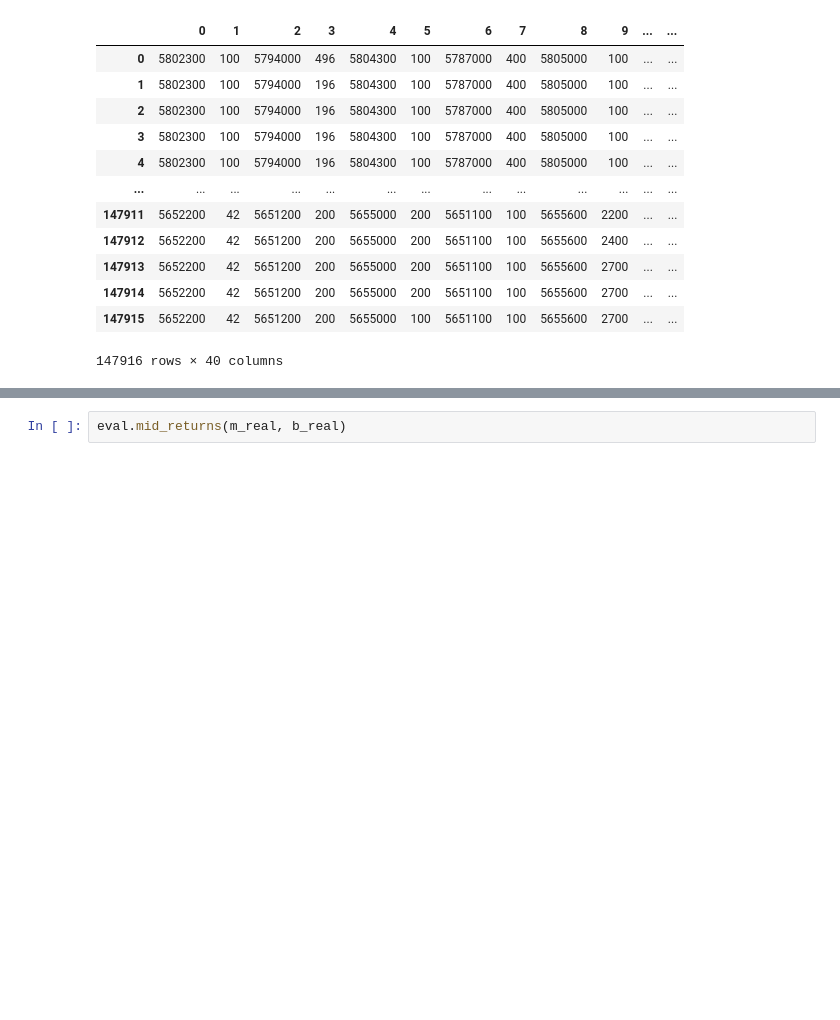
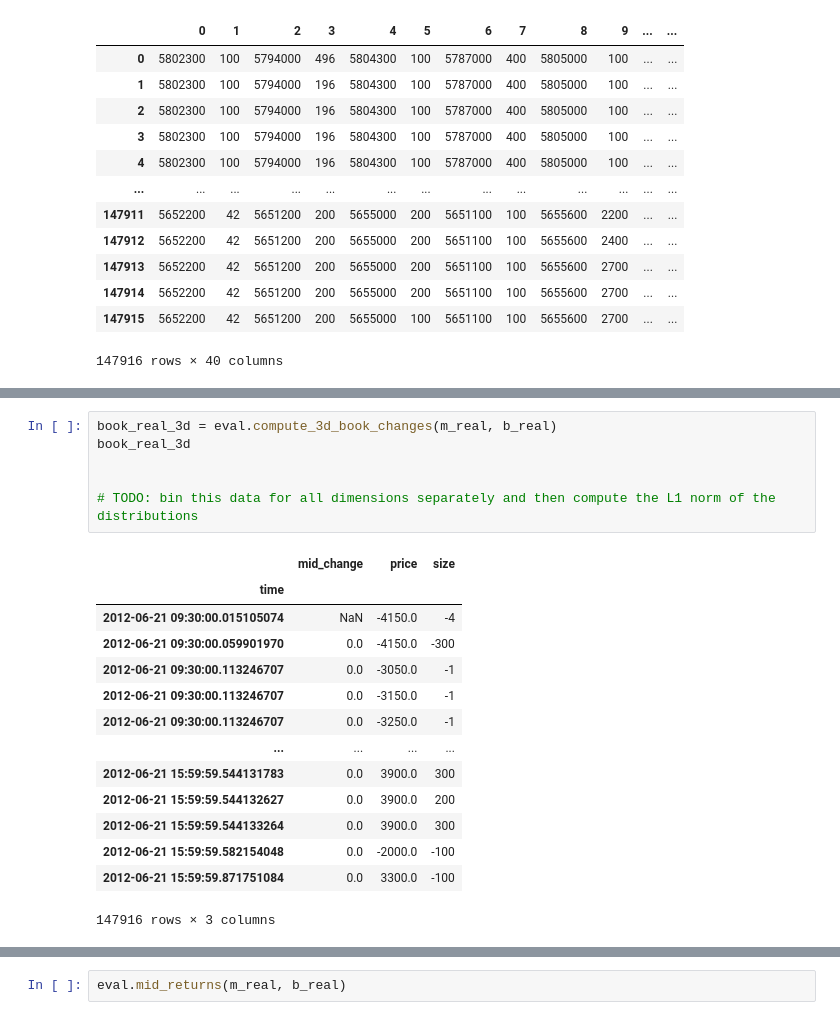
Before and after one commit to peernagy/lob_bench, a Jupyter notebook: eval.ipynb, the cells around one changed output, grey strips where cells are left out. Cells and saved outputs as stored; diff of their text form; blank space fills up the shorter version.

```diff
--- a/eval.ipynb
+++ b/eval.ipynb
@@ -394,0 +409,21 @@ b_real
+# %%
+book_real_3d = eval.compute_3d_book_changes(m_real, b_real)
+book_real_3d
+
+
+# TODO: bin this data for all dimensions separately and then compute the L1 norm of the distributions
+# %% [output]
+|  | mid_change | price | size |
+| time |  |  |  |
+| 2012-06-21 09:30:00.015105074 | NaN | -4150.0 | -4 |
+| 2012-06-21 09:30:00.059901970 | 0.0 | -4150.0 | -300 |
+| 2012-06-21 09:30:00.113246707 | 0.0 | -3050.0 | -1 |
+| 2012-06-21 09:30:00.113246707 | 0.0 | -3150.0 | -1 |
+| 2012-06-21 09:30:00.113246707 | 0.0 | -3250.0 | -1 |
+| ... | ... | ... | ... |
+| 2012-06-21 15:59:59.544131783 | 0.0 | 3900.0 | 300 |
+| 2012-06-21 15:59:59.544132627 | 0.0 | 3900.0 | 200 |
+| 2012-06-21 15:59:59.544133264 | 0.0 | 3900.0 | 300 |
+| 2012-06-21 15:59:59.582154048 | 0.0 | -2000.0 | -100 |
+| 2012-06-21 15:59:59.871751084 | 0.0 | 3300.0 | -100 |
+147916 rows × 3 columns
```
Also changed, not shown: parts of 15 cells of this notebook, 7 other files.
